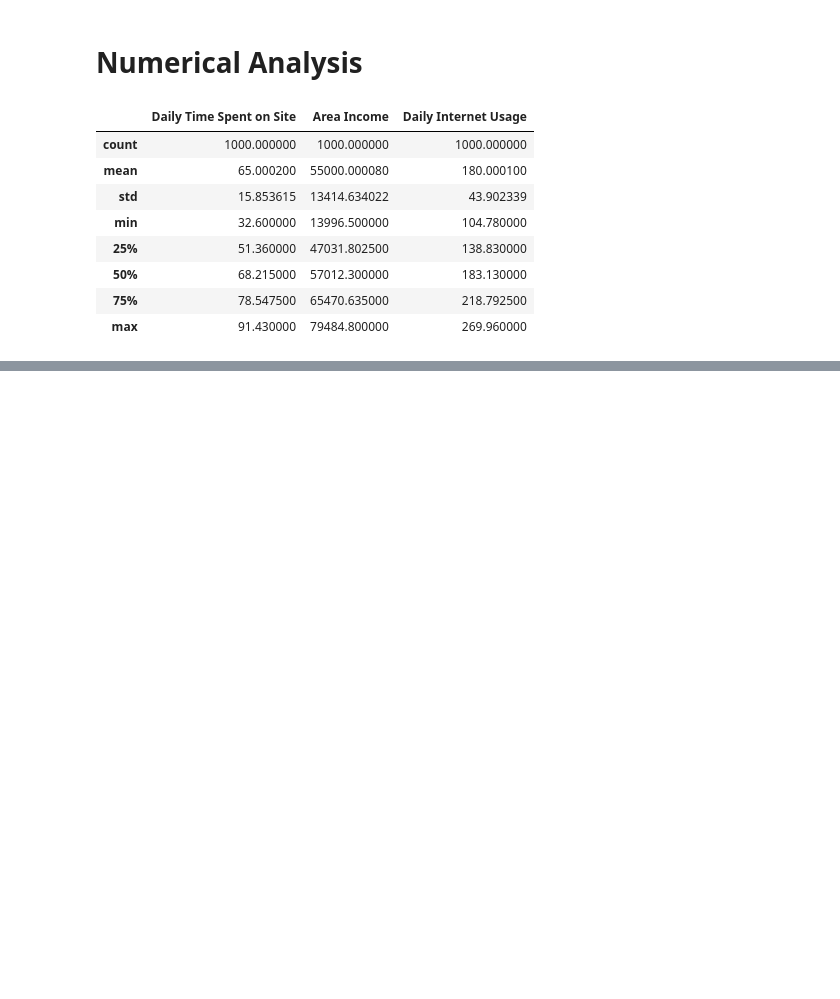
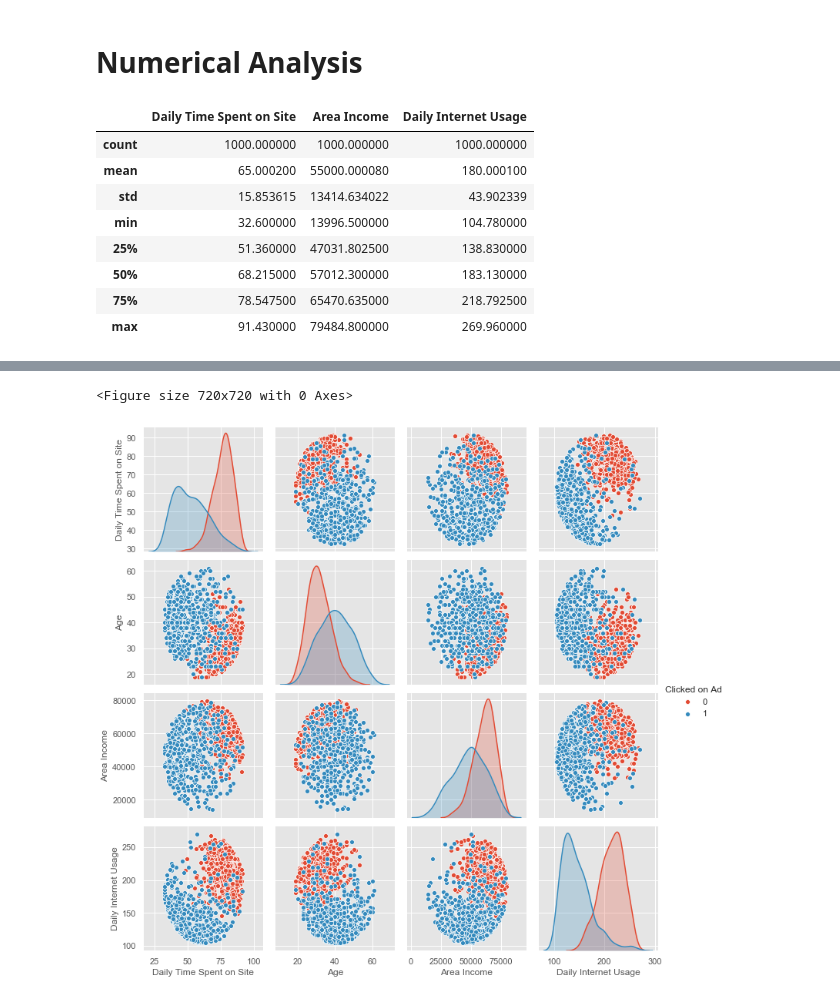
Before and after one commit to sahilkamboj3/AdSuccessPredictor, a Jupyter notebook: Data Visualization.ipynb, the cells around one changed output, grey strips where cells are left out. Cells and saved outputs as stored; diff of their text form; code cells hidden in the pictures; blank space fills up the shorter version.

```diff
--- a/Data Visualization.ipynb
+++ b/Data Visualization.ipynb
@@ -242,0 +263,7 @@ sns.pairplot(df_nums, diag_kind='kde', diag_kws=dict(shade=True))
+# %%
+plt.figure(figsize=(10, 10))
+sns.pairplot(df, hue ='Clicked on Ad', vars=['Daily Time Spent on Site', 'Age', 'Area Income', 'Daily Internet Usage'], diag_kind='kde')
+plt.show()
+# %% [output]
+<Figure size 720x720 with 0 Axes>
+[figure, added]
```
Also changed, not shown: parts of 37 cells of this notebook.
